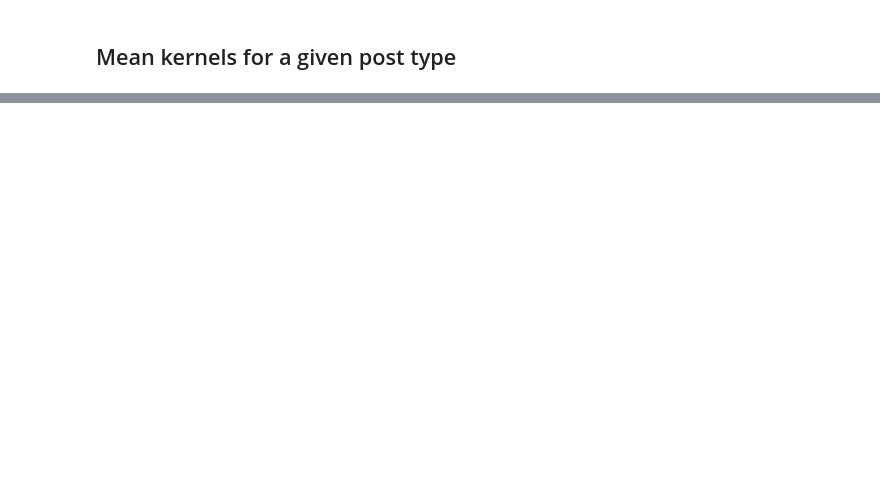
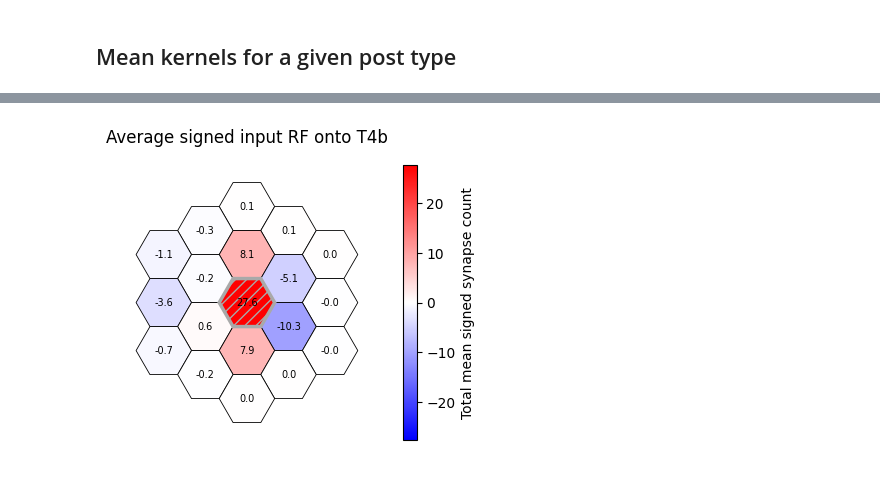
Before and after one commit to Fitzgerald-Lab-NU/connectome_analysis, a Jupyter notebook: visualize_kernels.ipynb, the cells around one changed output, grey strips where cells are left out. Saved outputs shown, nothing was run; the diff lists cells and outputs as text; code cells hidden in the pictures; blank space fills up the shorter version.

```diff
--- a/visualize_kernels.ipynb
+++ b/visualize_kernels.ipynb
@@ -81,37 +78,35 @@ plot_kernels_on_eye(full_kernels, n_samples, size=(6,6),
 # %% [markdown]
 ## Mean kernels for a given post type
 # %%
-post_type = "T4b"
-post_type_inputs = df = edges.query(
-        "post_cell_type == @post_type"
-    ).copy()
-input_types = post_type_inputs['pre_cell_type'].unique()
-
-value_col = "mean_signed_count"
-# post_type = "T4b"
+POST_TYPE = "T4b"
+RADIUS    = 3
+THRESHOLD = 2.5
+VALUE_COL = "mean_signed_count"
 
 kernels = {}
+POST_TYPE_inputs = df = edges.query(
+        "post_cell_type == @POST_TYPE"
+    ).copy()
+input_types = POST_TYPE_inputs['pre_cell_type'].unique()
 
 for pre_type in input_types:
     mean_kernel, full = compute_kernel(
         edges,
         pre_type=pre_type,
-        post_type=post_type,
-        radius=3
+        post_type=POST_TYPE,
+        radius=RADIUS
     )
     kernels[pre_type] = mean_kernel
 
-threshold = 2.5
-
 kernel_strength = {
-    pre_type: kernels[pre_type][value_col].abs().max()
+    pre_type: kernels[pre_type][VALUE_COL].abs().max()
     for pre_type in input_types
 }
-
+### Filter out connections below threshold
 input_types = [
     pre_type
     for pre_type in input_types
-    if kernel_strength[pre_type] >= threshold
+    if kernel_strength[pre_type] >= THRESHOLD
 ]
 
 input_types = sorted(
@@ -203,13 +126,13 @@ types_to_include = input_types  # thresholded list
 avg_rf = (
     pd.concat(
         [
-            kernels[pre_type][["dp", "dq", value_col]].assign(pre_cell_type=pre_type)
+            kernels[pre_type][["dp", "dq", VALUE_COL]].assign(pre_cell_type=pre_type)
             for pre_type in types_to_include
         ],
         ignore_index=True
     )
     .groupby(["dp", "dq"], as_index=False)
-    .agg(total_mean_signed_count=(value_col, "sum"))
+    .agg(total_mean_signed_count=(VALUE_COL, "sum"))
 )
 
 from matplotlib.colors import TwoSlopeNorm
@@ -226,31 +149,33 @@ norm = TwoSlopeNorm(
 
 fig, ax = plt.subplots(figsize=(4, 4))
 
 plot_spatial_kernel_hex(
     avg_rf,
     value_col=rf_value_col,
     radius=2,
     cmap="bwr",
     norm=norm,
     ax=ax,
-    title=f"Average signed input RF onto {post_type}",
+    title=f"Average signed input RF onto {POST_TYPE}",
     plot_labels=True,
     use_input_relative_to_target=True,
     mirror_x=True,
     mirror_y=True,
 )
 
 ax.axis("off")
 
 sm = plt.cm.ScalarMappable(norm=norm, cmap=plt.get_cmap("bwr"))
 sm.set_array([])
 
 cbar = fig.colorbar(
     sm,
     ax=ax,
     shrink=0.75,
     label="Total mean signed synapse count"
 )
 
 plt.tight_layout()
 plt.show()
+# %% [output]
+[figure, added]
```
Also changed, not shown: parts of 6 cells of this notebook, 1 other file.
